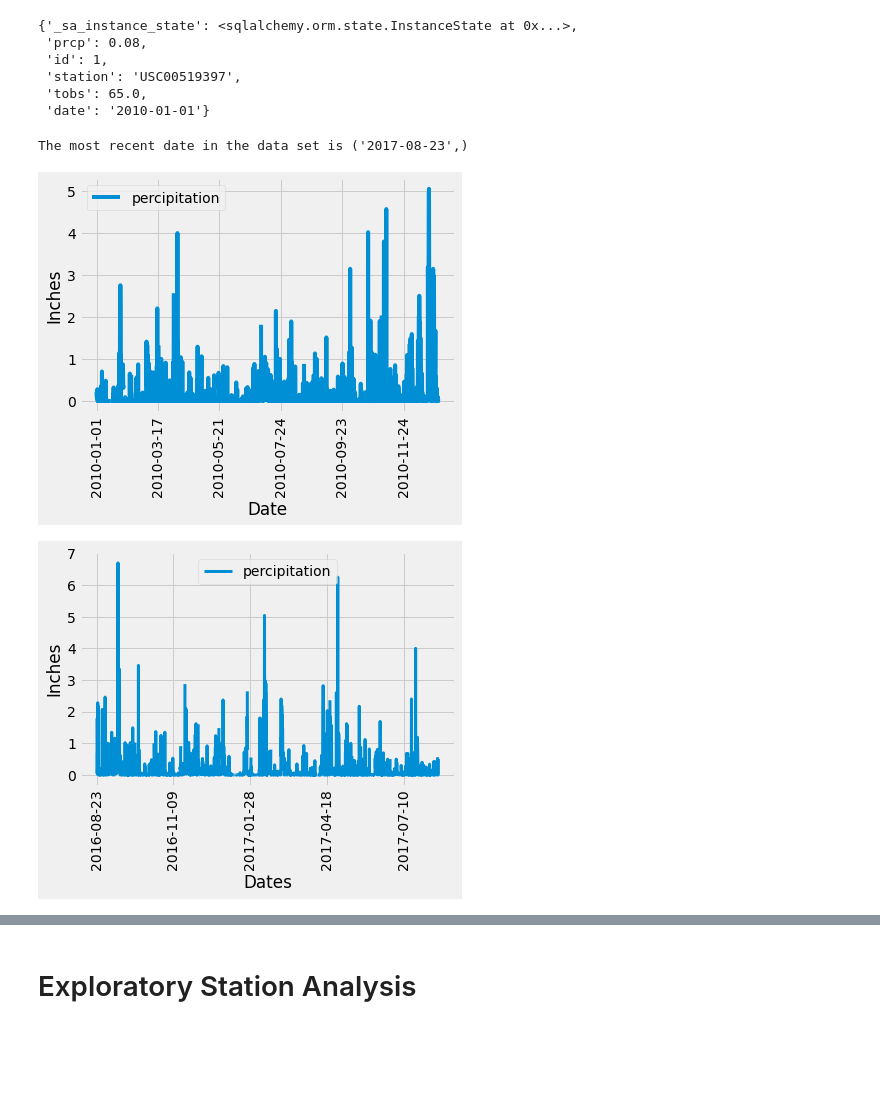
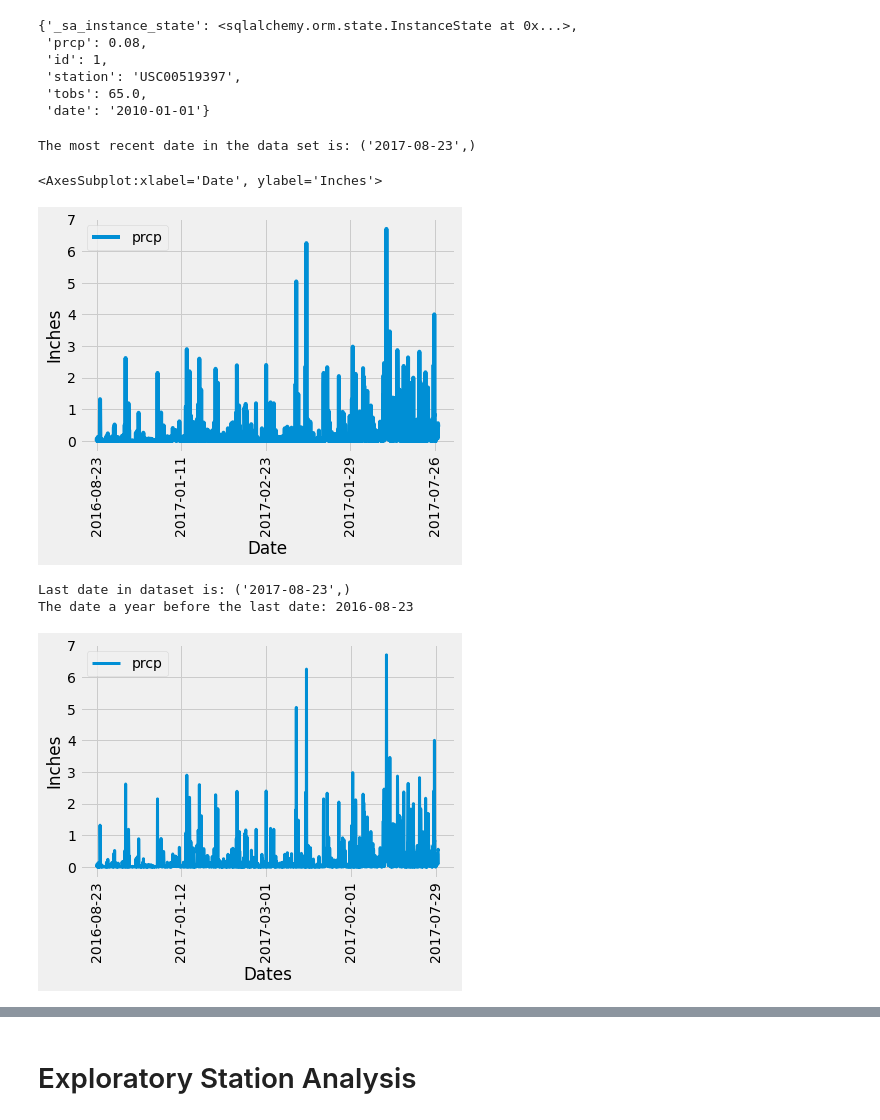
Before and after one commit to VincentGordon-Data-Analyst/sqlalchemy-challenge, a Jupyter notebook: SurfsUp/Instructions/climate_starter.ipynb, the cells around one changed output, grey strips where cells are left out. Saved outputs shown, nothing was run; the diff lists cells and outputs as text; code cells hidden in the pictures; blank space fills up the shorter version.

Commit message:
Made some changes to previous graphs on precpitation

```diff
--- a/SurfsUp/Instructions/climate_starter.ipynb
+++ b/SurfsUp/Instructions/climate_starter.ipynb
@@ -53,55 +53,62 @@ first_row.__dict__
 # %%
 # Find the most recent date in the data set.
 recent_date = session.query(Measurement.date).order_by(Measurement.date.desc()).first()
-print(f"The most recent date in the data set is {recent_date}")
+
+print(f"The most recent date in the data set is: {recent_date}")
 # %% [output]
-The most recent date in the data set is ('2017-08-23',)
+The most recent date in the data set is: ('2017-08-23',)
 # %%
 # Design a query to retrieve the last 12 months of precipitation data and plot the results.
 # Starting from the most recent data point in the database.
 
 # Select only the "date" and "prcp" values.
 # Load the query results into a Pandas DataFrame, and set the index to the "date" column.
-query = "SELECT date, prcp AS percipitation FROM Measurement WHERE date >= '2010-01-01'\
-                   AND date < '2011-01-01'"
+prcp_data = session.query(Measurement.date, Measurement.prcp).\
+    filter(Measurement.date >= '2016-08-23').\
+    filter(Measurement.date <= '2017-08-23')
 
-df = pd.read_sql(query, conn)
-df = df.set_index('date')
+prcp_df = pd.DataFrame(prcp_data).dropna(axis=0)
+prcp_df.set_index('date', inplace=True)
 
 # Sort the DataFrame values by "date".
-df = df.sort_values(by='date')
+prcp_df.sort_values(by=['date'])
 
-# Plot the results by using the DataFrame plot method, as the following image shows:
-line = df.plot(kind='line', rot=90, xlabel='Date', ylabel='Inches')
+# Plot the results by using the DataFrame plot method
+prcp_df.plot(kind='line', rot=90, xlabel='Date', ylabel='Inches')
 # %% [output]
+<AxesSubplot:xlabel='Date', ylabel='Inches'>
-[figure, old version]
+[figure, new version]
 # %%
 # Calculate the date one year from the last date in data set.
-last_date = session.query(Measurement.date).order_by(Measurement.date.desc()).first()
+end_date = session.query(Measurement.date).order_by(Measurement.date.desc()).first()
+print(f"Last date in dataset is: {end_date}")
 
-year_before_last = dt.date(2017, 8, 23) - dt.timedelta(days=365)
+start_date = dt.date(2017, 8, 23) - dt.timedelta(days=365)
+print(f"The date a year before the last date: {start_date}")
 
 # Perform a query to retrieve the data and precipitation scores
-query = "SELECT date, prcp AS percipitation FROM Measurement WHERE date >= '2016-08-23'\
-                   AND date < '2017-08-23'"
+prcp_scores_data = session.query(Measurement.date, Measurement.prcp).\
+    filter(Measurement.date >= start_date).\
+    filter(Measurement.date < end_date[0])
 
 # Save the query results as a Pandas DataFrame and set the index to the date column
-df = pd.read_sql(query, conn)
-df = df.set_index('date')
+prcp_score_df = pd.DataFrame(prcp_scores_data).dropna(axis=0)
+prcp_score_df.set_index('date', inplace=True)
 
 # Sort the dataframe by date
-df = df.sort_values(by='date')
+prcp_score_df.sort_values(by='date')
 
 # Use Pandas Plotting with Matplotlib to plot the data
-df.plot(linewidth=3, alpha=1, rot=0)
+prcp_score_df.plot(linewidth=3, alpha=1, rot=0)
 
 plt.ylabel('Inches')
 plt.xlabel('Dates')
 plt.xticks(rotation=90)
 
-
 plt.show()
 # %% [output]
+Last date in dataset is: ('2017-08-23',)
+The date a year before the last date: 2016-08-23
-[figure, old version]
+[figure, new version]
 # %%
 # Use Pandas to calcualte the summary statistics for the precipitation data
```
Also changed, not shown: parts of 5 cells of this notebook.
